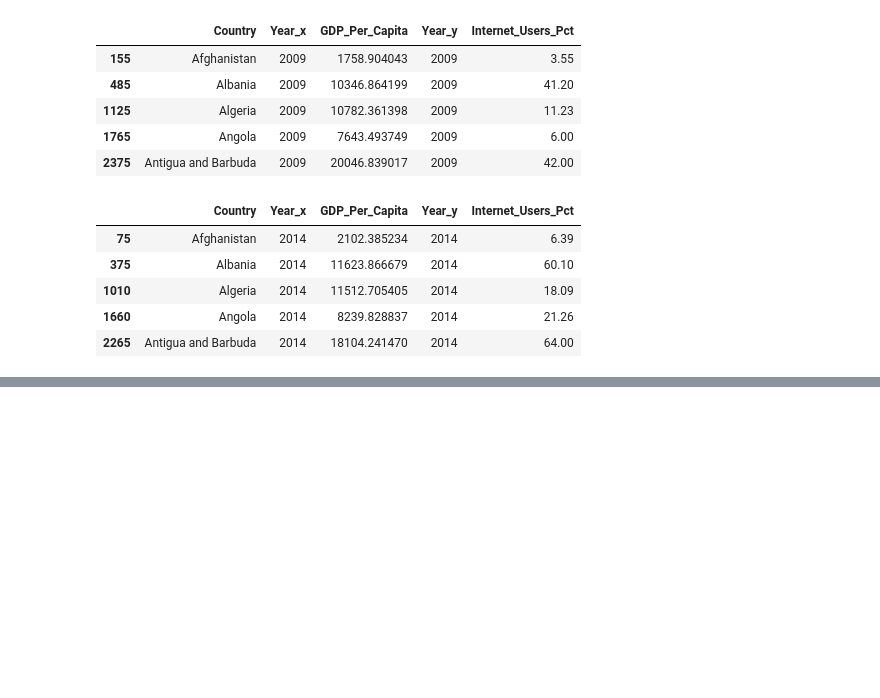
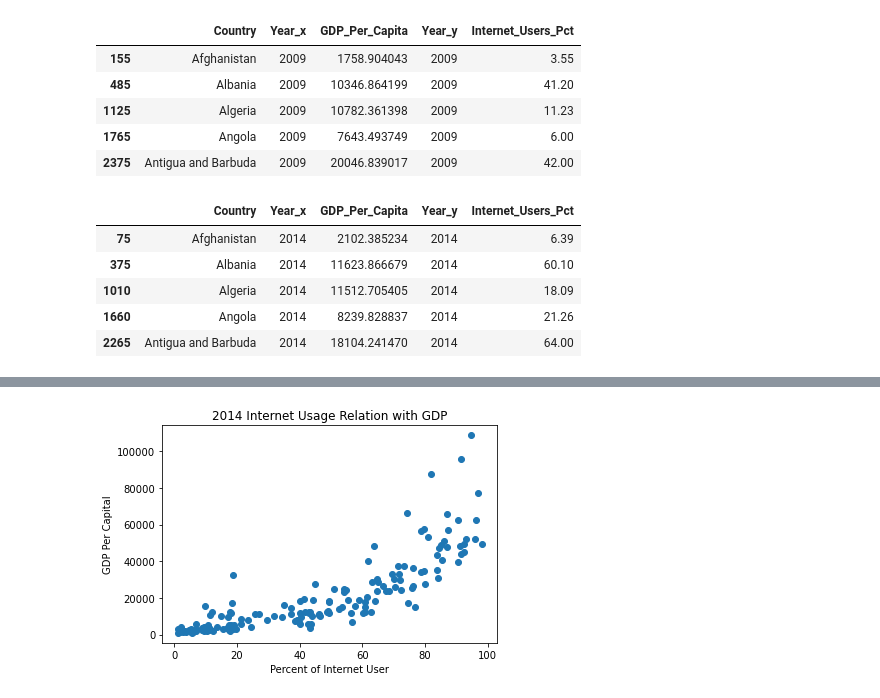
Before and after one commit to NSS-Full-Time-Data-Analytics-7/gdp-and-internet-usage-berhanneway, a Jupyter notebook: notebooks/UN Data Project.ipynb, the cells around one changed output, grey strips where cells are left out. Cells and saved outputs as stored; diff of their text form; code cells hidden in the pictures; blank space fills up the shorter version.

```diff
--- a/notebooks/UN Data Project.ipynb
+++ b/notebooks/UN Data Project.ipynb
@@ -234,3 +221,0 @@ Which country had the highest percentage of internet users in 2014? What was the
-# %%
-gdp_and_internet_use_2014_perc = gdp_and_internet_use_2014.set_index('Country')
-gdp_and_internet_use_2014_perc.head(1)
@@ -260,0 +370,7 @@ Name: Timor-Leste, dtype: float64
+# %%
+plt.scatter(x = 'Internet_Users_Pct', y = 'GDP_Per_Capita', data = gdp_and_internet_use_2014)
+plt.xlabel('Percent of Internet User')
+plt.ylabel('GDP Per Capital')
+plt.title('2014 Internet Usage Relation with GDP');
+# %% [output]
+[figure, added]
```
Also changed, not shown: parts of 58 cells of this notebook.
